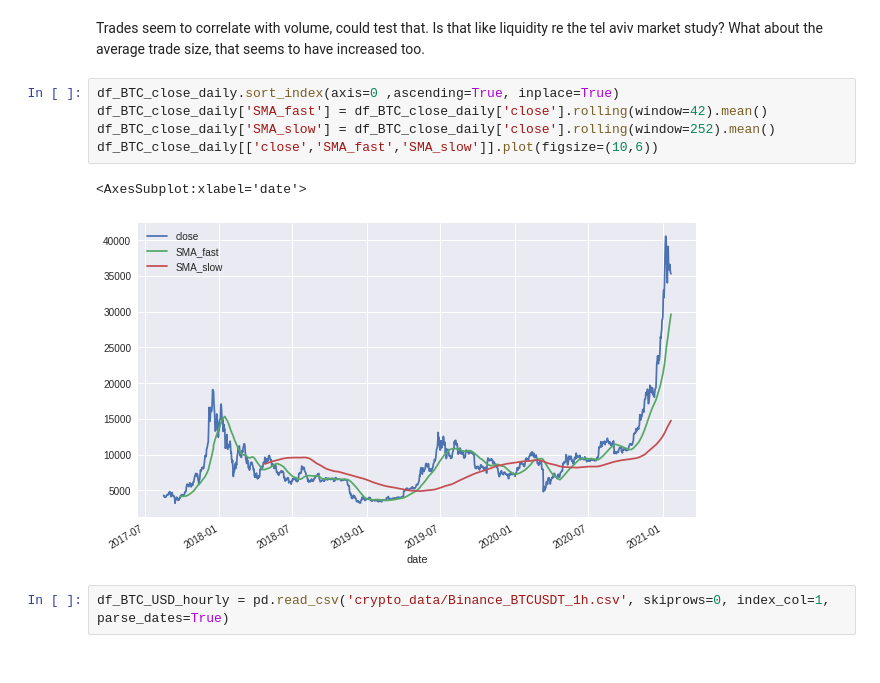
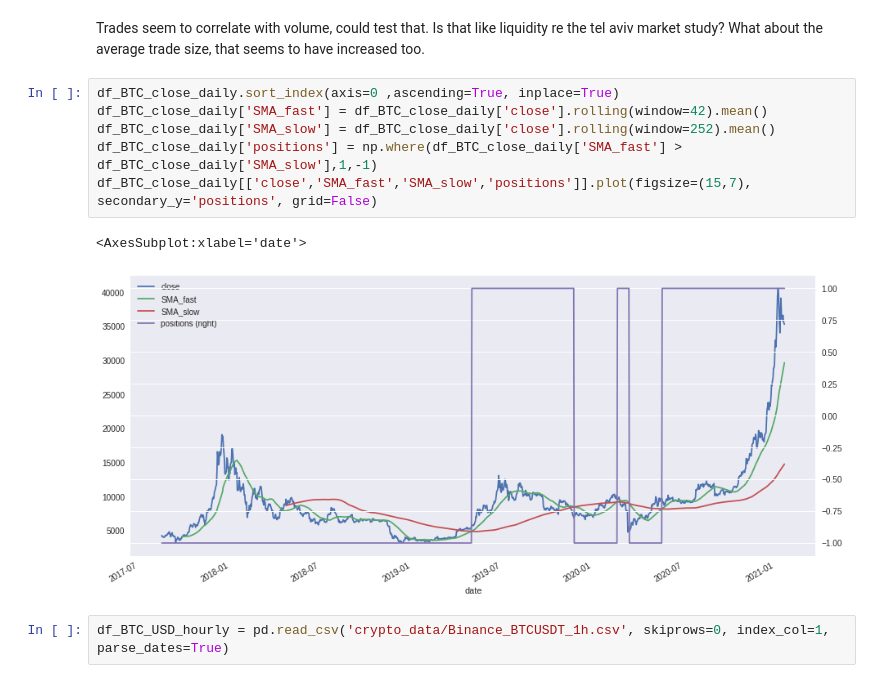
Before and after one commit to rsiwicki/rock_dex, a Jupyter notebook: blockchain_labs_rockdex.ipynb, the cells around one changed output. Cells and saved outputs as stored; diff of their text form.

```diff
--- a/blockchain_labs_rockdex.ipynb
+++ b/blockchain_labs_rockdex.ipynb
@@ -222,11 +222,12 @@ Trades seem to correlate with volume, could test that. Is that like liquidity re
 # %%
 df_BTC_close_daily.sort_index(axis=0 ,ascending=True, inplace=True)
 df_BTC_close_daily['SMA_fast'] = df_BTC_close_daily['close'].rolling(window=42).mean()
 df_BTC_close_daily['SMA_slow'] = df_BTC_close_daily['close'].rolling(window=252).mean()
-df_BTC_close_daily[['close','SMA_fast','SMA_slow']].plot(figsize=(10,6))
+df_BTC_close_daily['positions'] = np.where(df_BTC_close_daily['SMA_fast'] > df_BTC_close_daily['SMA_slow'],1,-1)
+df_BTC_close_daily[['close','SMA_fast','SMA_slow','positions']].plot(figsize=(15,7), secondary_y='positions', grid=False)
 # %% [output]
 <AxesSubplot:xlabel='date'>
-[figure, old version]
+[figure, new version]
 # %%
 df_BTC_USD_hourly = pd.read_csv('crypto_data/Binance_BTCUSDT_1h.csv', skiprows=0, index_col=1, parse_dates=True)
 # %%
```
